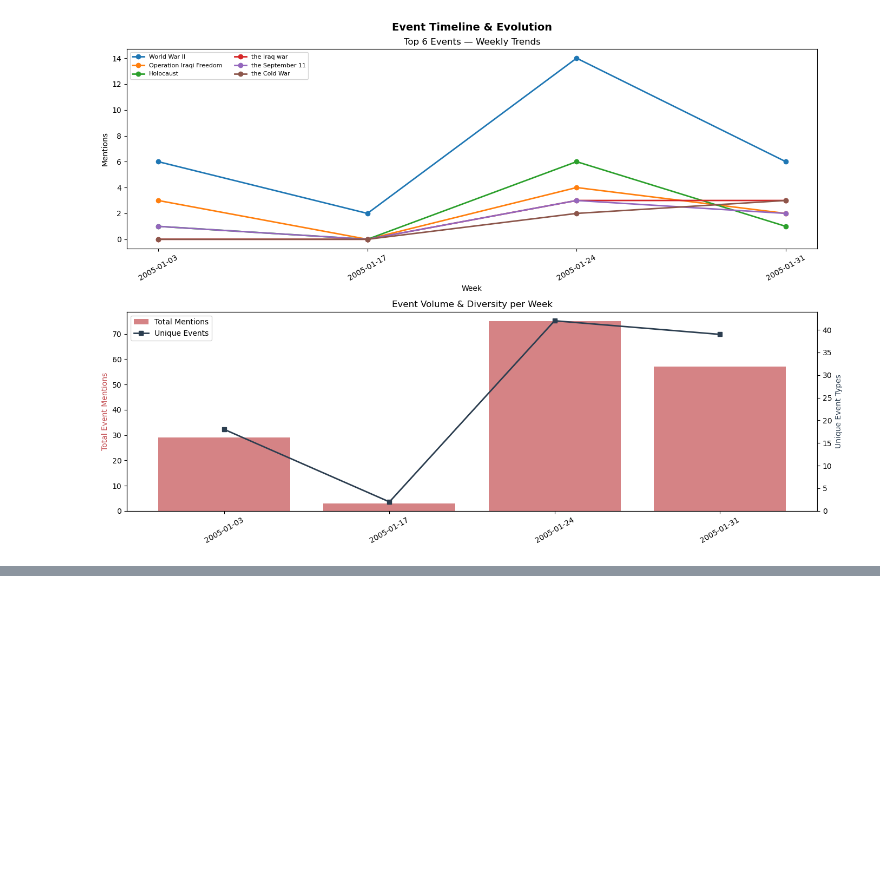
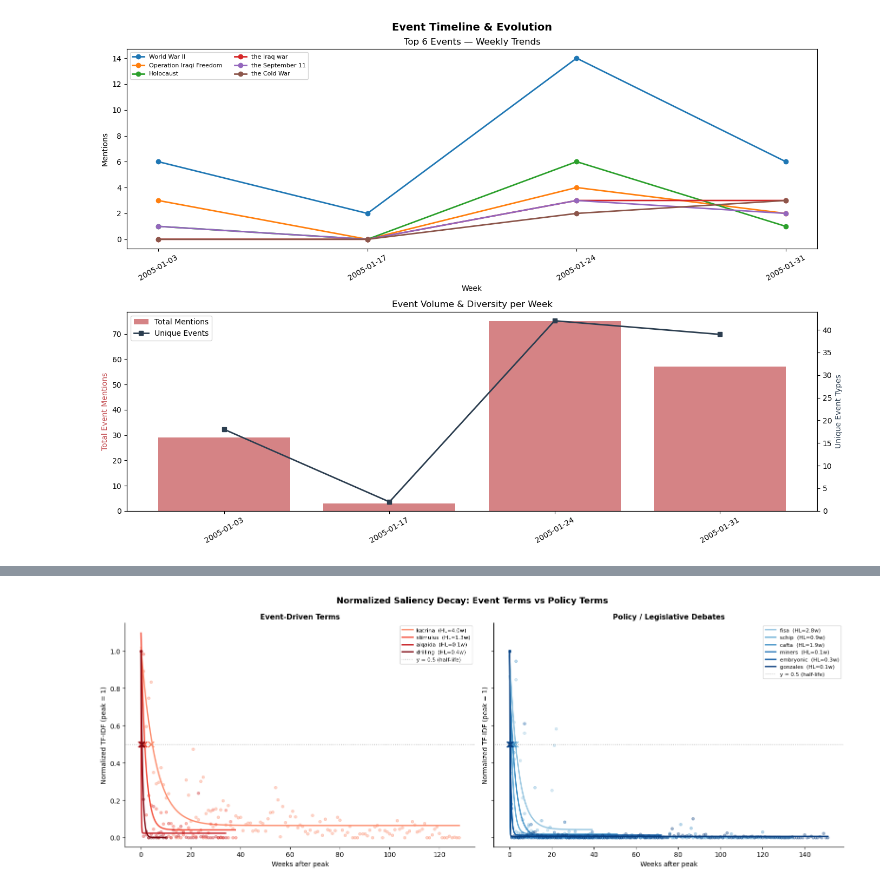
Before and after one commit to macdeath-AA/congressional-records-events-saliency, a Jupyter notebook: code/analysis.ipynb, the cells around one changed output, grey strips where cells are left out. Saved outputs shown, nothing was run; the diff lists cells and outputs as text; code cells hidden in the pictures; blank space fills up the shorter version.

```diff
--- a/code/analysis.ipynb
+++ b/code/analysis.ipynb
@@ -991,0 +1177,49 @@ plt.show()
+# %%
+# normalized decay overlay — all curves scaled to peak=1, split by event vs policy
+eventWords  = {"katrina", "bailout", "stimulus", "alqaida", "drilling"}
+policyWords = {"fisa", "schip", "cafta", "miners", "embryonic", "gonzales"}
+
+fig, axes = plt.subplots(1, 2, figsize=(16, 6), sharey=True)
+fig.suptitle("Normalized Saliency Decay: Event Terms vs Policy Terms",
+             fontsize=13, fontweight="bold")
+
+groups = [("Event-Driven Terms", eventWords, plt.cm.Reds),
+          ("Policy / Legislative Debates", policyWords, plt.cm.Blues)]
+
+for ax, (title, wordSet, cmap) in zip(axes, groups):
+    inGroup = [kw for kw in decayResults if kw in wordSet]
+    colors  = [cmap(0.4 + 0.55 * i / max(len(inGroup) - 1, 1)) for i in range(len(inGroup))]
+
+    for kw, color in zip(inGroup, colors):
+        data     = decayResults[kw]
+        postPeak = data["postPeak"]
+        peak     = postPeak[0]
+        if peak == 0:
+            continue
+        normSeries = postPeak / peak          # normalize to 1 at peak
+        t          = np.arange(len(normSeries))
+        tSmooth    = np.linspace(0, len(t) - 1, 300)
+        normFitted = expDecay(tSmooth, data["A"] / peak, data["lam"], data["C"] / peak)
+
+        ax.plot(t, normSeries, "o", color=color, alpha=0.35, markersize=4)
+        ax.plot(tSmooth, normFitted, color=color, linewidth=2,
+                label=f"{kw}  (HL={data['halfLife']:.1f}w)")
+        # half-life marker at y=0.5
+        hl = data["halfLife"]
+        if hl <= t[-1]:
+            ax.plot(hl, 0.5, marker="x", color=color, markersize=8, markeredgewidth=2)
+
+    ax.axhline(0.5, color="gray", linestyle=":", linewidth=1, alpha=0.7, label="y = 0.5 (half-life)")
+    ax.set_title(title, fontsize=11, fontweight="bold")
+    ax.set_xlabel("Weeks after peak")
+    ax.set_ylabel("Normalized TF-IDF (peak = 1)")
+    ax.set_ylim(-0.05, 1.15)
+    ax.legend(fontsize=8, loc="upper right")
+    ax.spines["top"].set_visible(False)
+    ax.spines["right"].set_visible(False)
+
+plt.tight_layout()
+plt.savefig("../plots/saliency_decay_normalized.png", dpi=150, bbox_inches="tight")
+plt.show()
+# %% [output]
+[figure, added]
```
Also changed, not shown: parts of 14 cells of this notebook, 6 other files.
